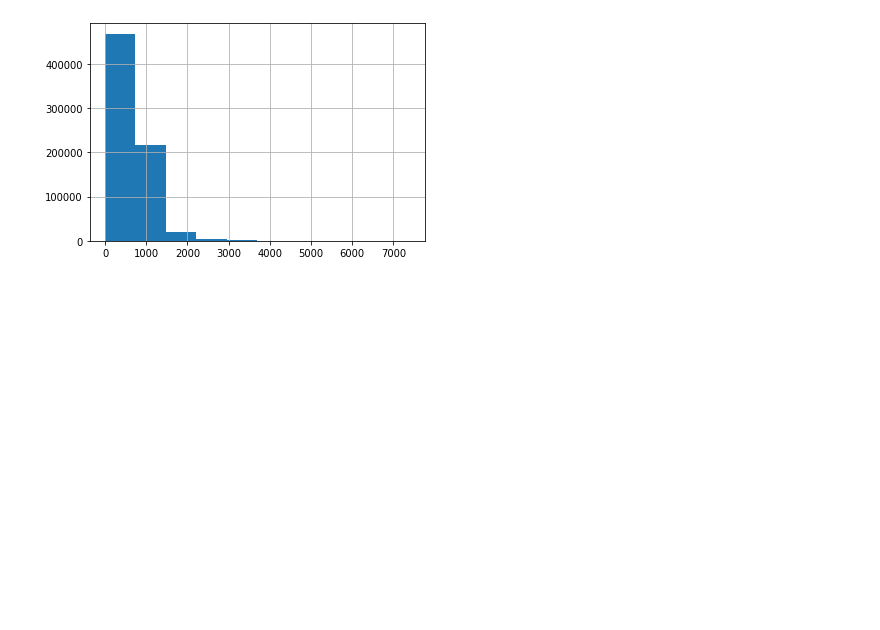
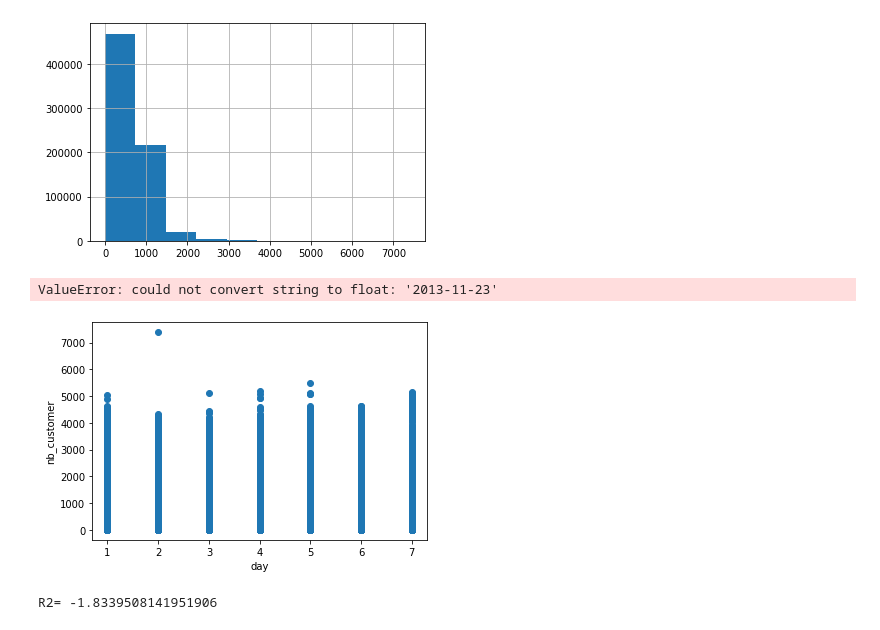
Before and after one commit to gleprince/kaggle-store-optimisation, a Jupyter notebook: guilhem.ipynb, the cells around one changed output. Saved outputs shown, nothing was run; the diff lists cells and outputs as text; code cells hidden in the pictures; blank space fills up the shorter version.

Commit message:
mise à jour du fichier guilhem.ipynb avec tentative d'apprentissage

```diff
--- a/guilhem.ipynb
+++ b/guilhem.ipynb
@@ -143,3 +143,32 @@ Yr.hist()
 plt.show()
 # %% [output]
 [figure]
+# %%
+from sklearn.model_selection import train_test_split
+
+X_train,X_test,Yr_train,Yr_test=train_test_split(data_test,Yr,test_size=200,random_state=11)
+# %%
+from sklearn.preprocessing import StandardScaler
+# L'algorithme ds réseaux de neurones nécessite éventuellement une normalisation
+# des variables explicatives avec les commandes ci-dessous
+scaler = StandardScaler()
+scaler.fit(X_train)
+Xr_train = scaler.transform(X_train)
+# Meme transformation sur le test
+Xr_test = scaler.transform(X_test)
+# Mais cela ne semnble pas nécessaire sur ces données.
+# Les commandes sont donc fournies à titre indicatif.
+# %% [output]
+ValueError: could not convert string to float: '2013-11-23'
+# %%
+plt.plot(X_train["day"],Yr_train,"o")
+plt.xlabel("day")
+plt.ylabel("nb_customer")
+plt.show()
+# %% [output]
+[figure, added]
+# %%
+from sklearn.metrics import r2_score
+print("R2=",r2_score(Yr_train,X_train["day"]))
+# %% [output]
+R2= -1.8339508141951906
```
Also changed, not shown: parts of 6 cells of this notebook.
